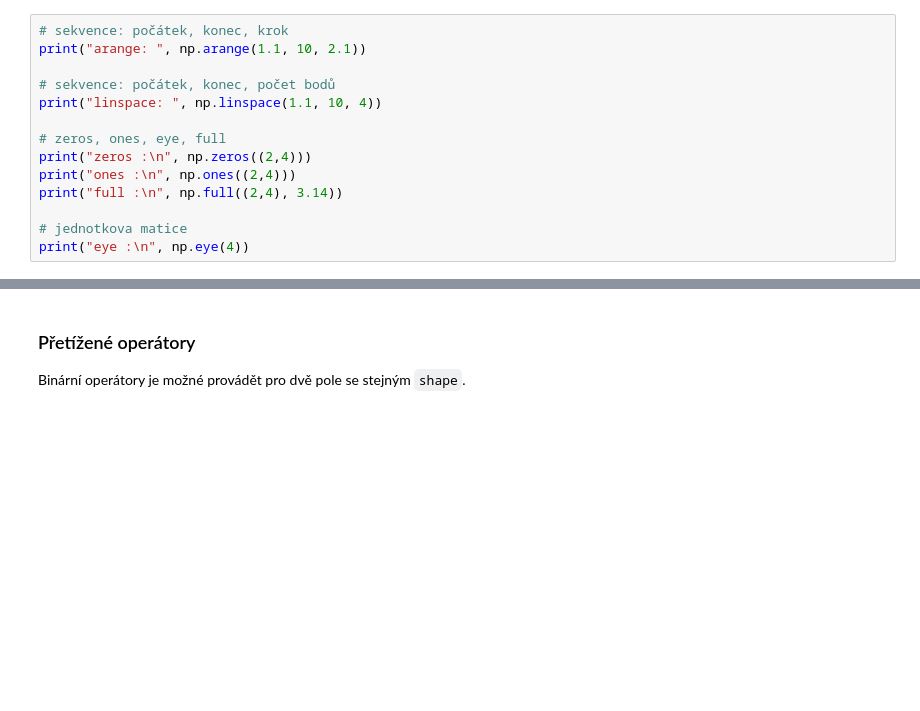
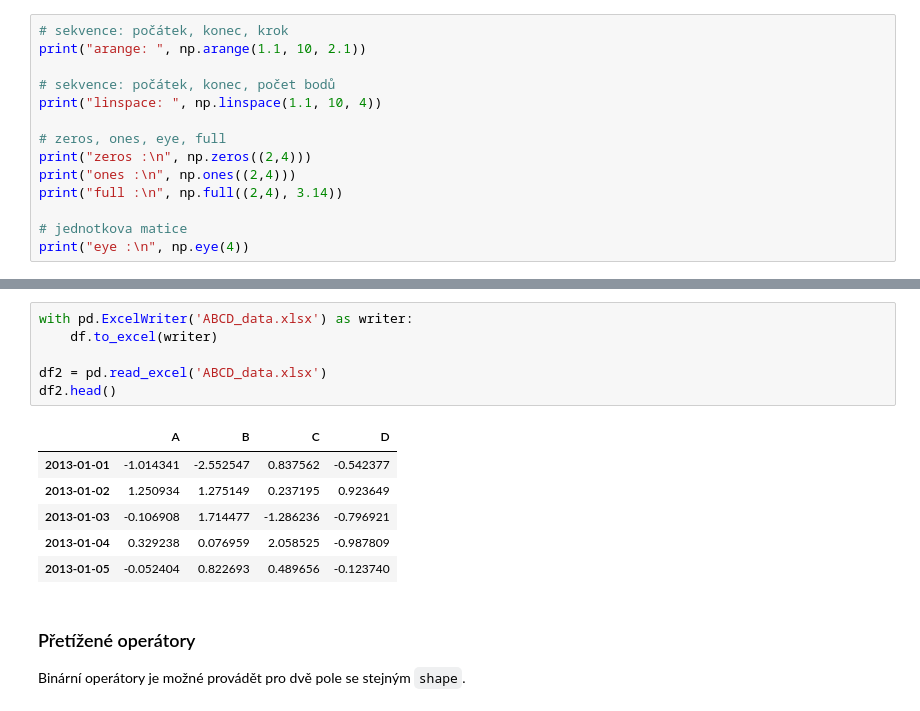
Before and after one commit to jbrezmorf/PythonForAll, a Jupyter notebook: Section_2.2_Numpy.ipynb, the cells around one changed output, grey strips where cells are left out. Saved outputs shown, nothing was run; the diff lists cells and outputs as text; blank space fills up the shorter version.

```diff
--- a/Section_2.2_Numpy.ipynb
+++ b/Section_2.2_Numpy.ipynb
@@ -116,3 +134,16 @@ soubory přesahující 10 tisíc řádek. Nejrychlejší funkce na čtení texto
+# %%
+with pd.ExcelWriter('ABCD_data.xlsx') as writer:
+    df.to_excel(writer)
+
+df2 = pd.read_excel('ABCD_data.xlsx')
+df2.head()
+# %% [output]
+|  | A | B | C | D |
+| 2013-01-01 | -1.014341 | -2.552547 | 0.837562 | -0.542377 |
+| 2013-01-02 | 1.250934 | 1.275149 | 0.237195 | 0.923649 |
+| 2013-01-03 | -0.106908 | 1.714477 | -1.286236 | -0.796921 |
+| 2013-01-04 | 0.329238 | 0.076959 | 2.058525 | -0.987809 |
+| 2013-01-05 | -0.052404 | 0.822693 | 0.489656 | -0.123740 |
 # %% [markdown]
 ### Přetížené operátory
 Binární operátory je možné provádět pro dvě pole se stejným `shape`.
```
Also changed, not shown: parts of 13 cells of this notebook.
